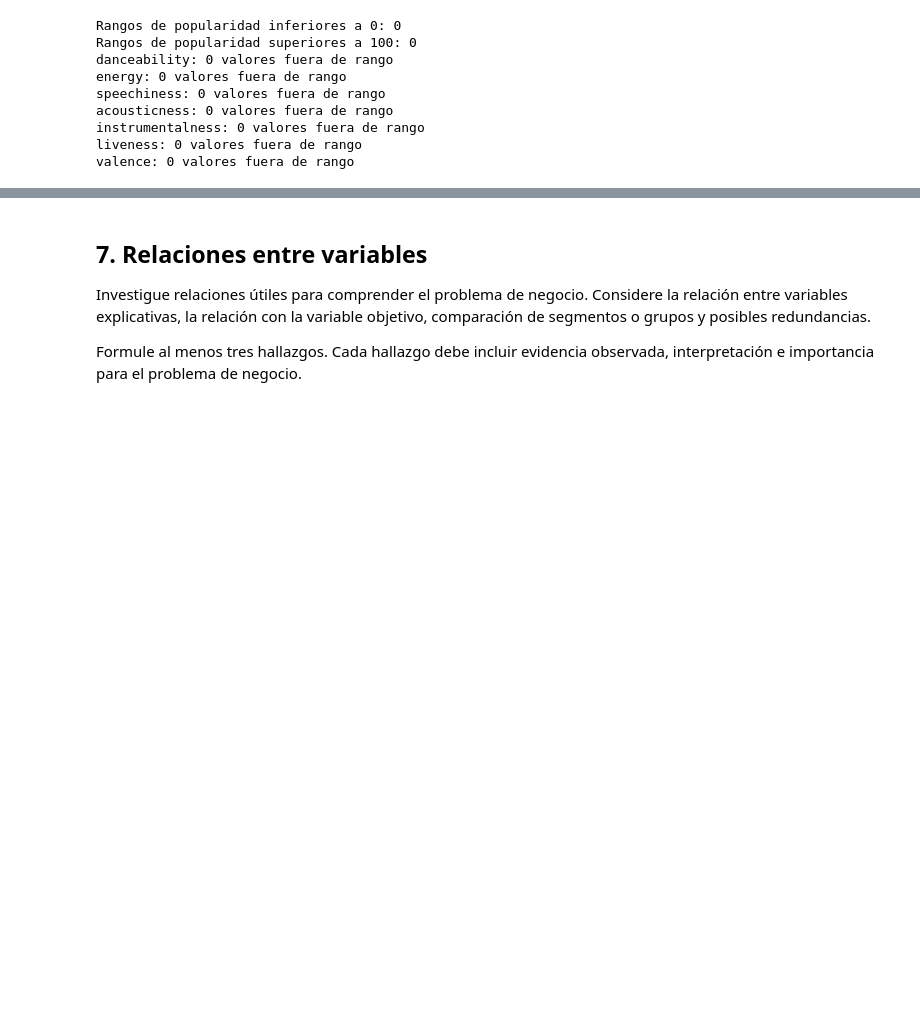
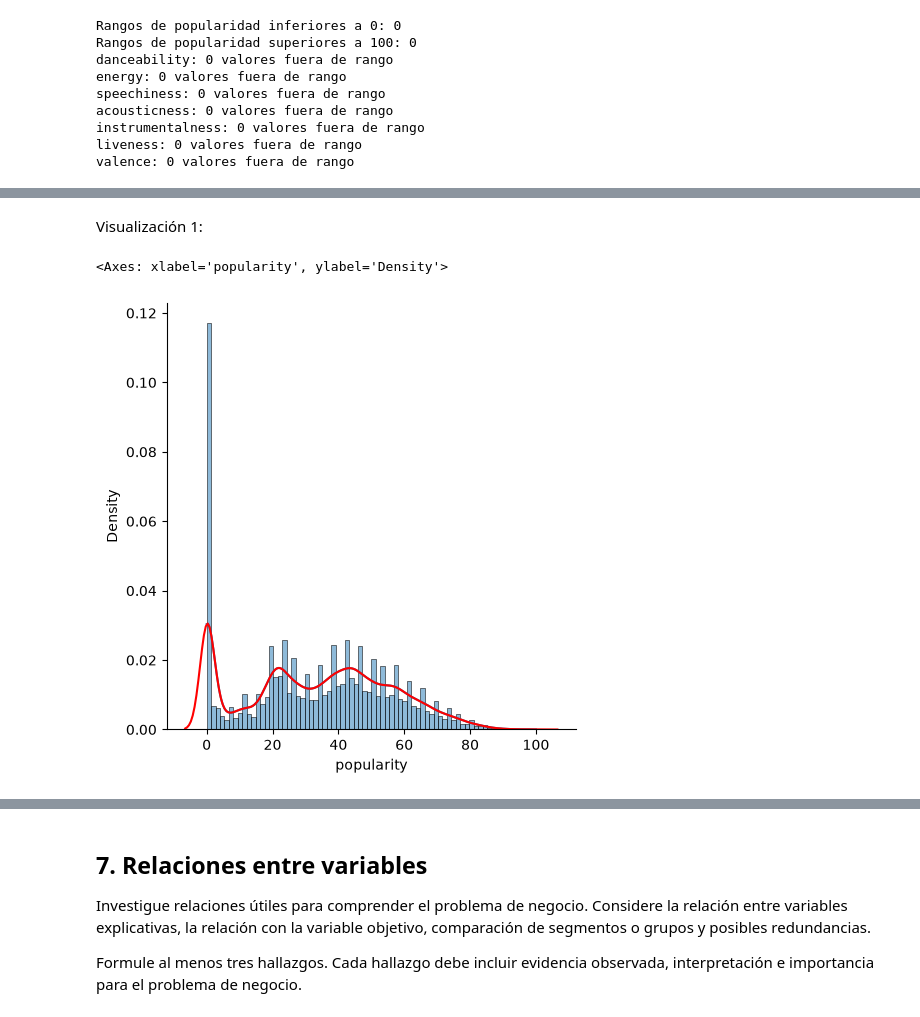
Before and after one commit to francisconimarvin/MLY1101_001V_EV1_CC_FrancisconiMarvin, a Jupyter notebook: MLY1101_001V_EV1_CC_MarvinFrancisconi.ipynb, the cells around one changed output, grey strips where cells are left out. Cells and saved outputs as stored; diff of their text form; code cells hidden in the pictures; blank space fills up the shorter version.

```diff
--- a/MLY1101_001V_EV1_CC_MarvinFrancisconi.ipynb
+++ b/MLY1101_001V_EV1_CC_MarvinFrancisconi.ipynb
@@ -299,0 +529,9 @@ Examina sistemáticamente tipos, nulos, duplicados, categorías, valores extremo
+# %% [markdown]
+<a id="vis-1"></a>
+Visualización 1:
+# %%
+sns.displot(df, x = 'popularity', stat='density', kde=True)
+sns.kdeplot(df, x = 'popularity', color = 'red')
+# %% [output]
+<Axes: xlabel='popularity', ylabel='Density'>
+[figure, added]
```
Also changed, not shown: parts of 26 cells of this notebook.
